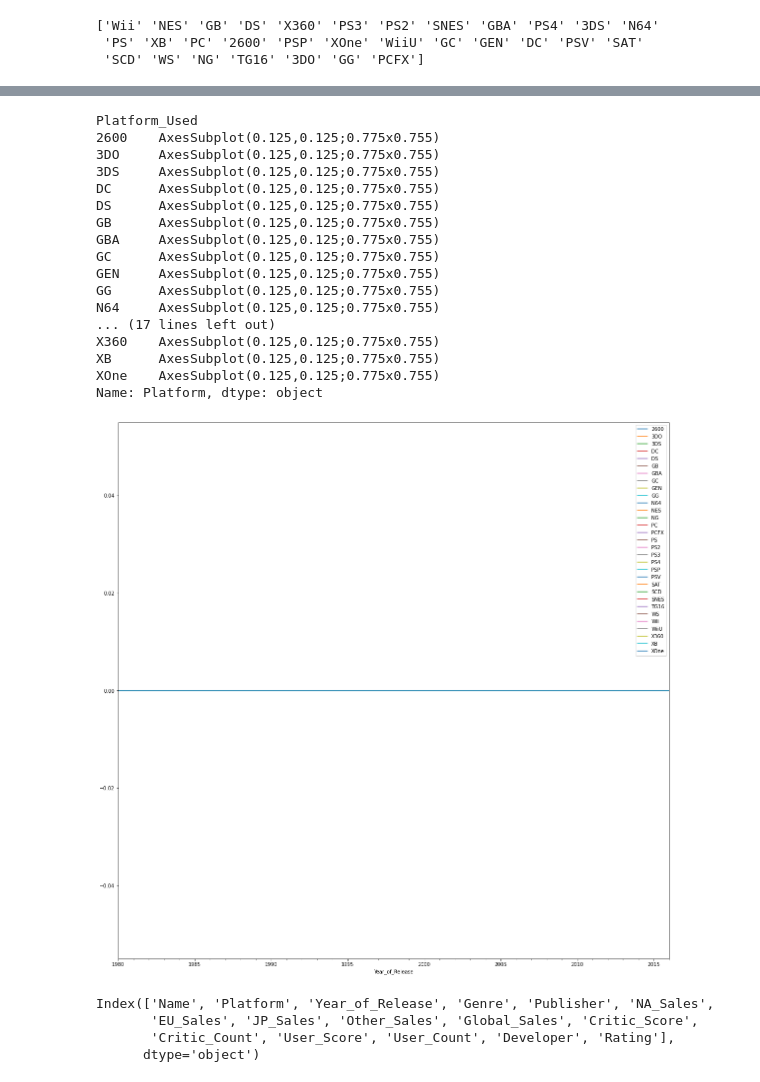
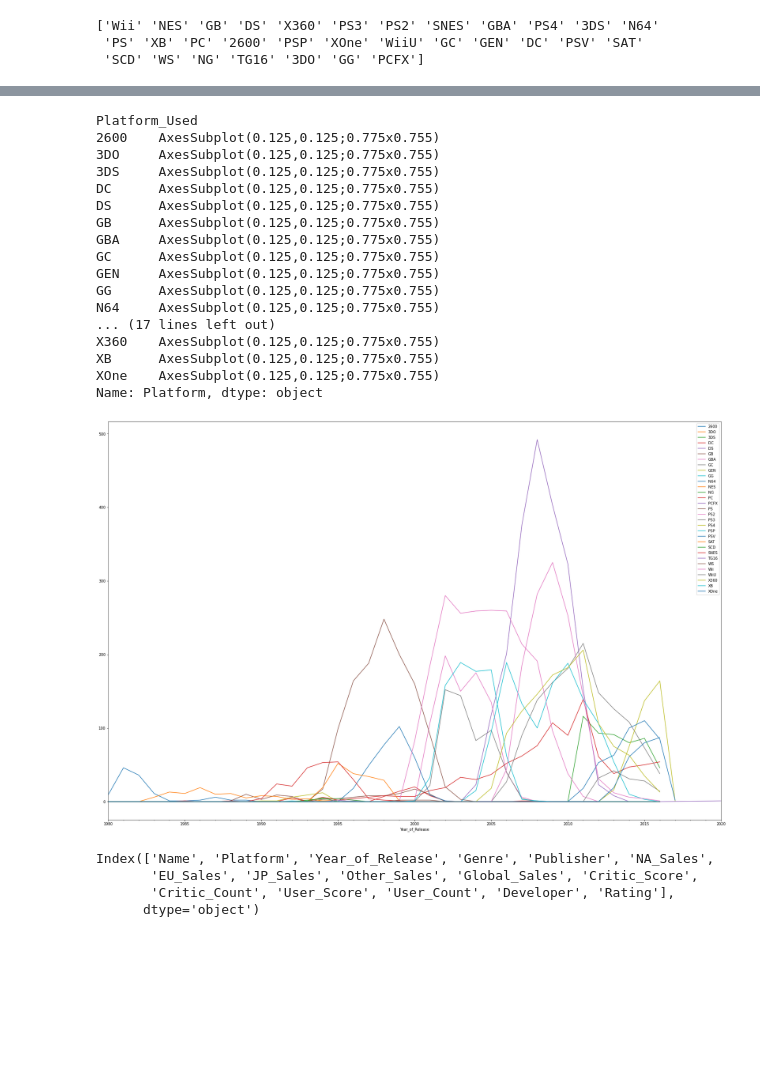
Before and after one commit to leandroromano/procesamientodese-ales, a Jupyter notebook: GameAnalysis.ipynb, the cells around one changed output, grey strips where cells are left out. Cells and saved outputs as stored; diff of their text form; code cells hidden in the pictures; blank space fills up the shorter version.

```diff
--- a/GameAnalysis.ipynb
+++ b/GameAnalysis.ipynb
@@ -10,7 +10,7 @@ from oauth2client.client import GoogleCredentials
 import pandas as pd
 import datetime
 import numpy as np
-
+from scipy import signal
 
 # Authenticate and create the PyDrive client.
 # This only needs to be done once per notebook.
@@ -38,7 +38,7 @@ platforms = df3['Platform'].unique()
 print(platforms)
 frames = []
 for platform in platforms:
-  is_platform = df3['Platform'] == 'platform'
+  is_platform = df3['Platform'] == platform
   platform_table = df3[is_platform][['Platform', 'Year_of_Release']]
   count_table = platform_table.groupby('Year_of_Release').count()
   count_table['Platform_Used'] = platform
@@ -61,26 +61,26 @@ df3.head()
 # %%
 joined_dataframes = pd.concat(frames)
 # joined_dataframes = joined_dataframes.set_index('Year_of_Release')
-joined_dataframes.groupby('Platform_Used')['Platform'].plot(legend=True, figsize=(20,20))
+joined_dataframes.groupby('Platform_Used')['Platform'].plot(legend=True, figsize=(30,20))
 # %% [output]
 Platform_Used
 2600    AxesSubplot(0.125,0.125;0.775x0.755)
 3DO     AxesSubplot(0.125,0.125;0.775x0.755)
 3DS     AxesSubplot(0.125,0.125;0.775x0.755)
 DC      AxesSubplot(0.125,0.125;0.775x0.755)
 DS      AxesSubplot(0.125,0.125;0.775x0.755)
 GB      AxesSubplot(0.125,0.125;0.775x0.755)
 GBA     AxesSubplot(0.125,0.125;0.775x0.755)
 GC      AxesSubplot(0.125,0.125;0.775x0.755)
 GEN     AxesSubplot(0.125,0.125;0.775x0.755)
 GG      AxesSubplot(0.125,0.125;0.775x0.755)
 N64     AxesSubplot(0.125,0.125;0.775x0.755)
 ... (17 lines left out)
 X360    AxesSubplot(0.125,0.125;0.775x0.755)
 XB      AxesSubplot(0.125,0.125;0.775x0.755)
 XOne    AxesSubplot(0.125,0.125;0.775x0.755)
 Name: Platform, dtype: object
-[figure, old version]
+[figure, new version]
 # %%
 df3.columns
 # %% [output]
```
Also changed, not shown: parts of 23 cells of this notebook.
